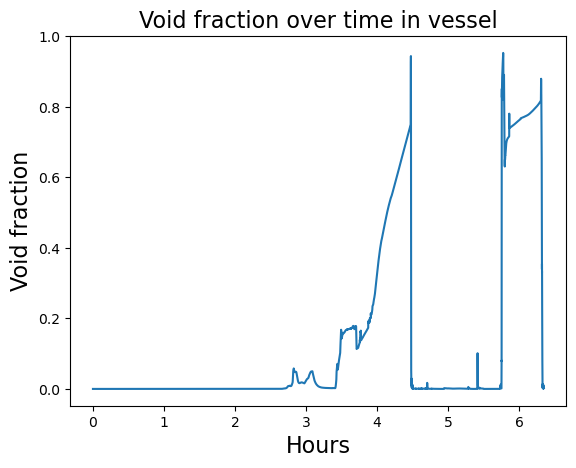
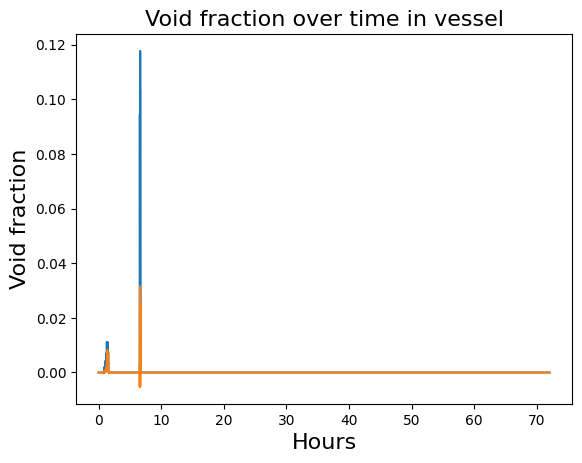
Code edit (unified diff) that turned the first committed figure into the second:
--- before
+++ after
@@ -1,5 +1,17 @@
+from scipy.signal import savgol_filter
+from scipy.ndimage import gaussian_filter1d
+
 with h5py.File(path_to_hdf5+'/1.h5', 'r') as f:
-    print(np.shape(f['vessel/mesh/x_alfa_vessel'][:][:,0]))
-    plt.plot(f['dimensions/time_points'][:]/3600, f['vessel/mesh/x_alfa_vessel'][:][:,0])
+    print(np.shape(f['vessel/mesh/x_alfa_vessel'][:]))
+    data = f['connection/fission/Q_fp_Sr'][:]
+    plt.plot(f['dimensions/time_points'][:]/3600, data)
+    
+    smoothed = savgol_filter(data, window_length=200, polyorder=3)
+    plt.plot(f['dimensions/time_points'][:]/3600, smoothed)
+    
+    smoothed = gaussian_filter1d(data, sigma=20)
+    
+    #plt.plot(f['dimensions/time_points'][:]/3600, smoothed)
+    
     plt.xlabel('Hours', fontsize = 16)
     plt.ylabel('Void fraction', fontsize = 16)

Commit: now test works with new slvers